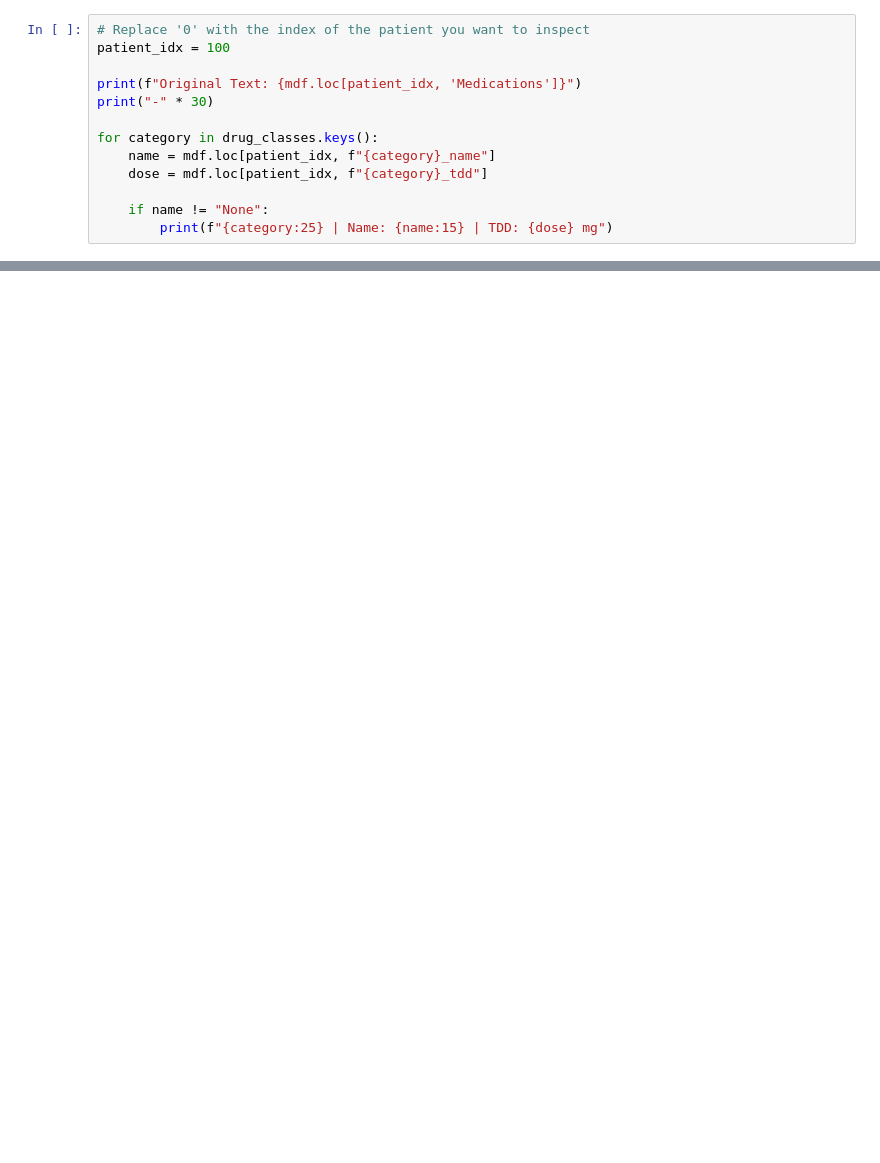
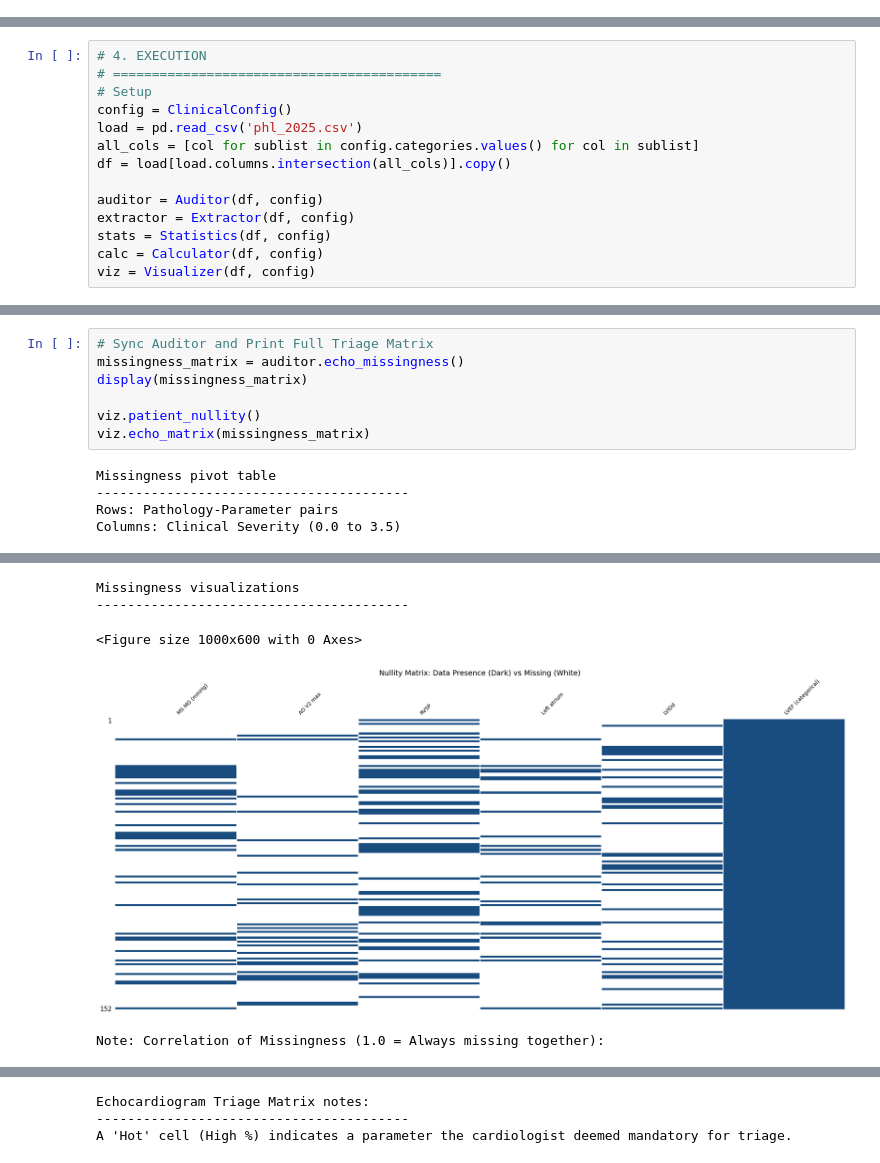
Before and after one commit to enrodri/phl_2025, a Jupyter notebook: phl_2025.ipynb, the cells around one changed output, grey strips where cells are left out. Saved outputs shown, nothing was run; the diff lists cells and outputs as text; blank space fills up the shorter version.

```diff
--- a/phl_2025.ipynb
+++ b/phl_2025.ipynb
@@ -299,13 +16,0 @@ See the caveats in the documentation: https://pandas.pydata.org/pandas-docs/stab
-# %%
-# Replace '0' with the index of the patient you want to inspect
-patient_idx = 100
-
-print(f"Original Text: {mdf.loc[patient_idx, 'Medications']}")
-print("-" * 30)
-
-for category in drug_classes.keys():
-    name = mdf.loc[patient_idx, f"{category}_name"]
-    dose = mdf.loc[patient_idx, f"{category}_tdd"]
-
-    if name != "None":
-        print(f"{category:25} | Name: {name:15} | TDD: {dose} mg")
@@ -409,0 +944,14 @@ dtype: float64
+# %%
+# 4. EXECUTION
+# ==========================================
+# Setup
+config = ClinicalConfig()
+load = pd.read_csv('phl_2025.csv')
+all_cols = [col for sublist in config.categories.values() for col in sublist]
+df = load[load.columns.intersection(all_cols)].copy()
+
+auditor = Auditor(df, config)
+extractor = Extractor(df, config)
+stats = Statistics(df, config)
+calc = Calculator(df, config)
+viz = Visualizer(df, config)
@@ -409,0 +996,12 @@ dtype: float64
+# %%
+# Sync Auditor and Print Full Triage Matrix
+missingness_matrix = auditor.echo_missingness()
+display(missingness_matrix)
+
+viz.patient_nullity()
+viz.echo_matrix(missingness_matrix)
+# %% [output]
+Missingness pivot table
+----------------------------------------
+Rows: Pathology-Parameter pairs
+Columns: Clinical Severity (0.0 to 3.5)
@@ -409,0 +1026,5 @@ dtype: float64
+Missingness visualizations
+----------------------------------------
+<Figure size 1000x600 with 0 Axes>
+[figure, added]
+Note: Correlation of Missingness (1.0 = Always missing together):
@@ -409,0 +1032,3 @@ dtype: float64
+Echocardiogram Triage Matrix notes:
+----------------------------------------
+A 'Hot' cell (High %) indicates a parameter the cardiologist deemed mandatory for triage.
```
Also changed, not shown: parts of 23 cells of this notebook, 54 other files.
